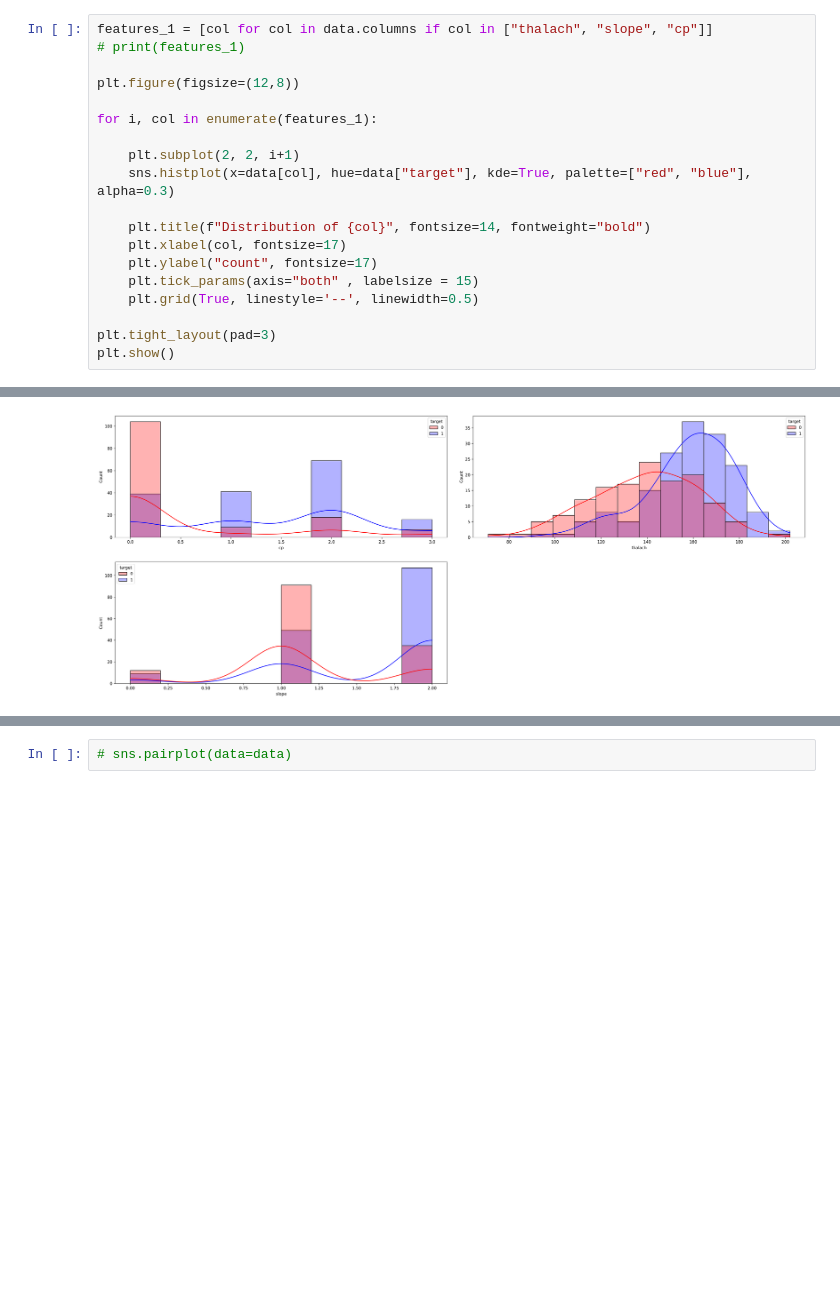
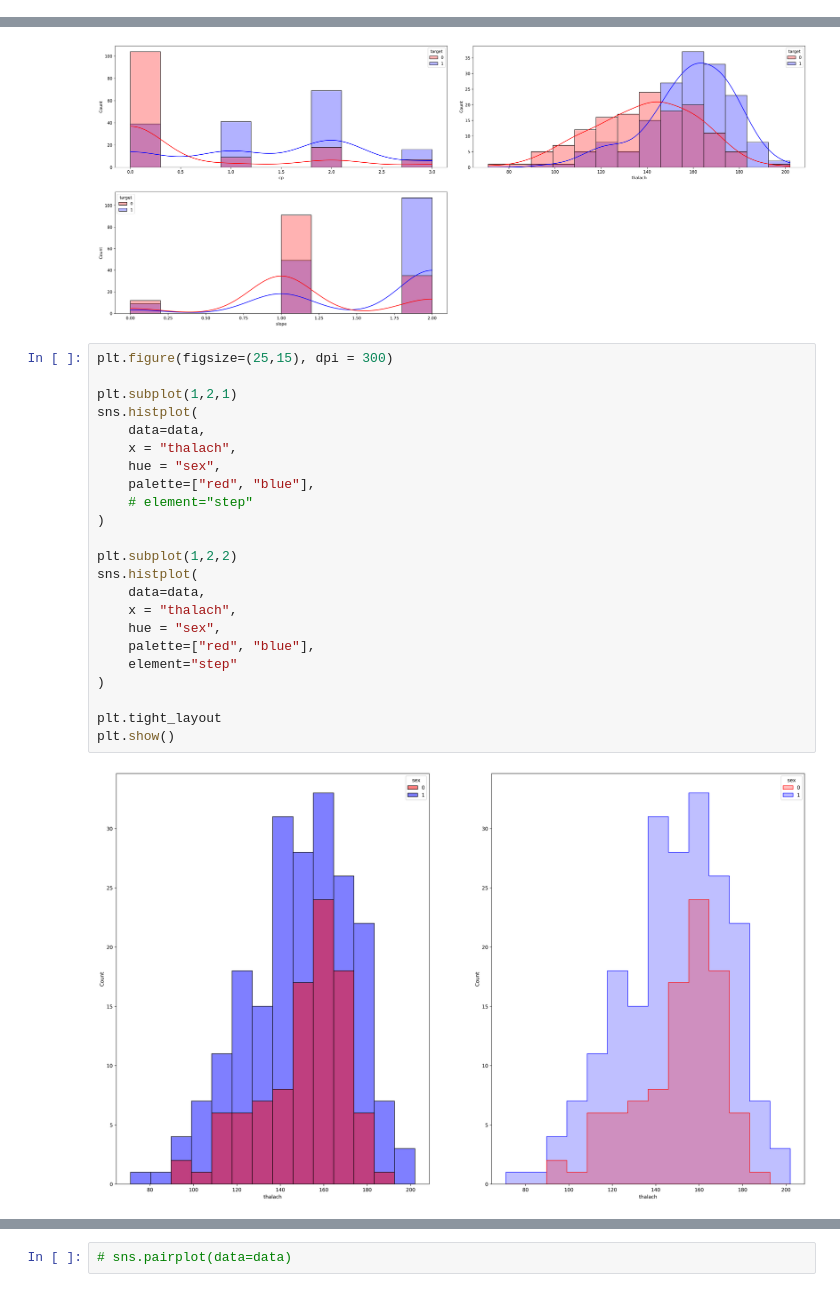
Before and after one commit to sid404-cmd/mdm, a Jupyter notebook: Logistic Regression/eda.ipynb, the cells around one changed output, grey strips where cells are left out. Saved outputs shown, nothing was run; the diff lists cells and outputs as text; blank space fills up the shorter version.

```diff
--- a/Logistic Regression/eda.ipynb
+++ b/Logistic Regression/eda.ipynb
@@ -28,19 +29,0 @@ Histogram
-# %%
-features_1 = [col for col in data.columns if col in ["thalach", "slope", "cp"]]
-# print(features_1)
-
-plt.figure(figsize=(12,8))
-
-for i, col in enumerate(features_1):
-
-    plt.subplot(2, 2, i+1)
-    sns.histplot(x=data[col], hue=data["target"], kde=True, palette=["red", "blue"], alpha=0.3)
-
-    plt.title(f"Distribution of {col}", fontsize=14, fontweight="bold")
-    plt.xlabel(col, fontsize=17)
-    plt.ylabel("count", fontsize=17)
-    plt.tick_params(axis="both" , labelsize = 15)
-    plt.grid(True, linestyle='--', linewidth=0.5)
-
-plt.tight_layout(pad=3)
-plt.show()
@@ -64,3 +45,28 @@ plt.tight_layout(pad = 3)
 plt.show()
 # %% [output]
 [figure]
+# %%
+plt.figure(figsize=(25,15), dpi = 300)
+
+plt.subplot(1,2,1)
+sns.histplot(
+    data=data,
+    x = "thalach",
+    hue = "sex",
+    palette=["red", "blue"],
+    # element="step"
+)
+
+plt.subplot(1,2,2)
+sns.histplot(
+    data=data,
+    x = "thalach",
+    hue = "sex",
+    palette=["red", "blue"],
+    element="step"
+)
+
+plt.tight_layout
+plt.show()
+# %% [output]
+[figure, added]
```
Also changed, not shown: parts of 5 cells of this notebook.
